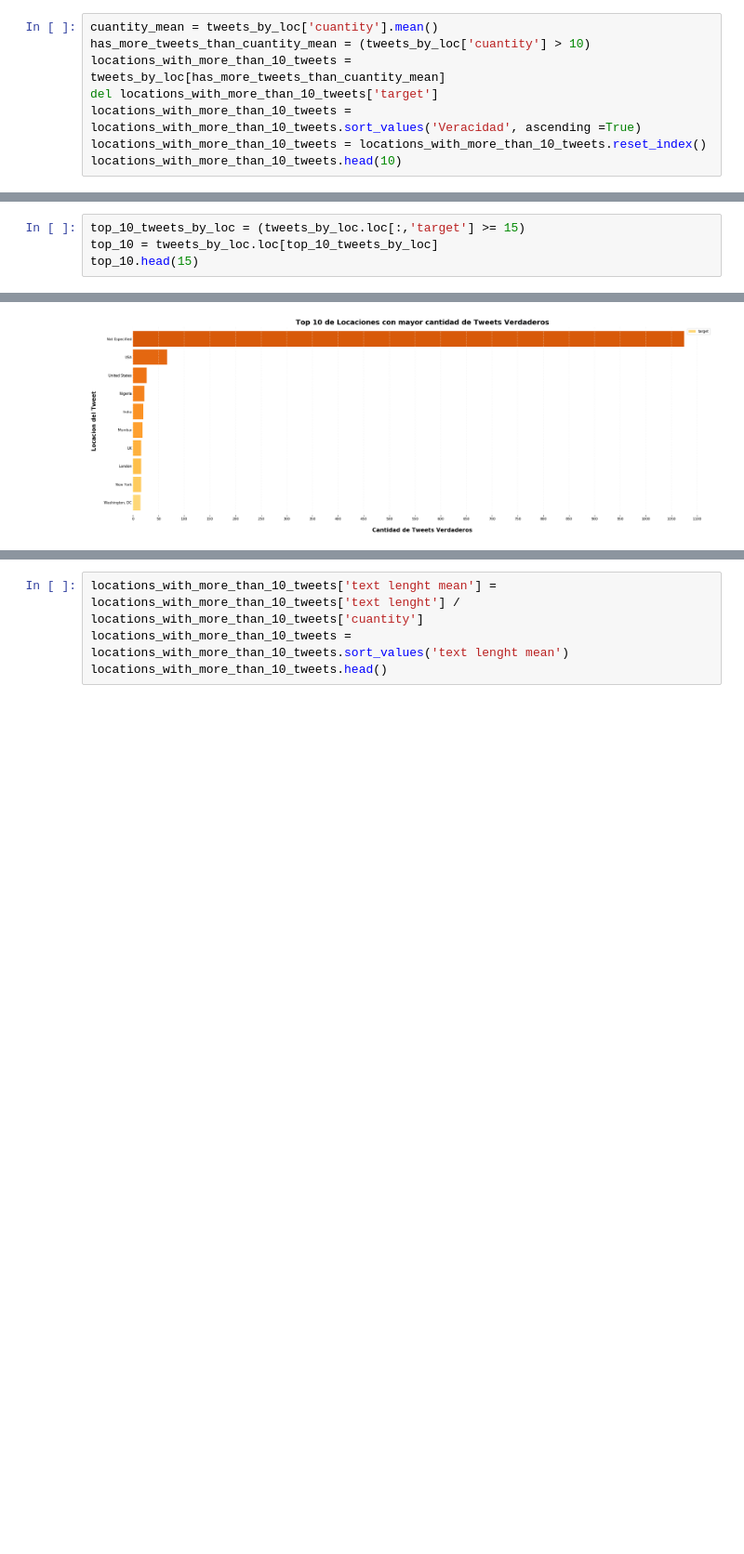
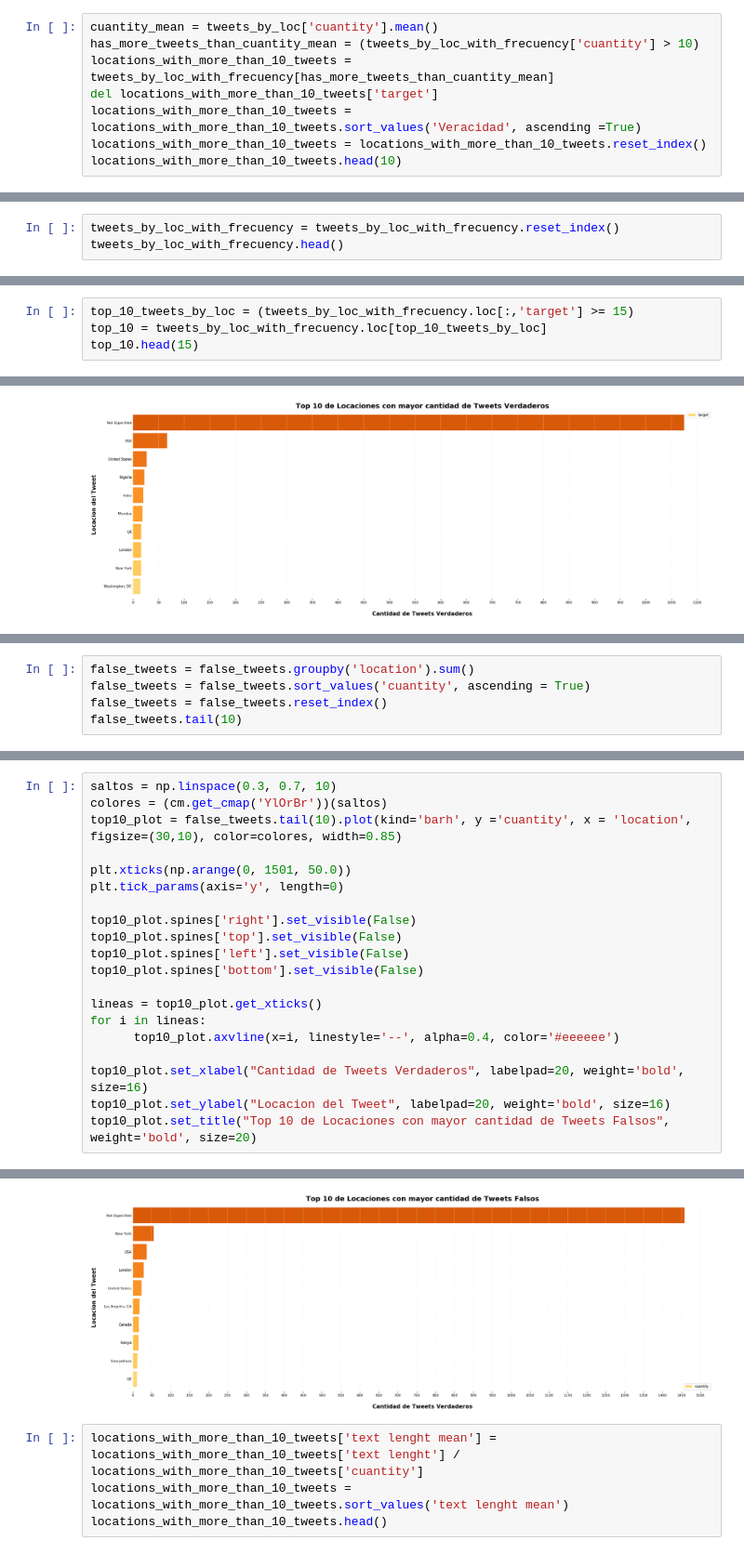
Before and after one commit to RiedelNicolas/TP1-Organizacion-de-Datos, a Jupyter notebook: Hugo.ipynb, the cells around one changed output, grey strips where cells are left out. Shown at 93% size. Cells and saved outputs as stored; diff of their text form; blank space fills up the shorter version.

```diff
--- a/Hugo.ipynb
+++ b/Hugo.ipynb
@@ -121,8 +142,8 @@ tweets_by_loc.head(10)
 | Washington, DC | 15 | 2430 | 21 | 0.714286 |
 # %%
 cuantity_mean = tweets_by_loc['cuantity'].mean()
-has_more_tweets_than_cuantity_mean = (tweets_by_loc['cuantity'] > 10)
-locations_with_more_than_10_tweets = tweets_by_loc[has_more_tweets_than_cuantity_mean]
+has_more_tweets_than_cuantity_mean = (tweets_by_loc_with_frecuency['cuantity'] > 10)
+locations_with_more_than_10_tweets = tweets_by_loc_with_frecuency[has_more_tweets_than_cuantity_mean]
 del locations_with_more_than_10_tweets['target']
 locations_with_more_than_10_tweets = locations_with_more_than_10_tweets.sort_values('Veracidad', ascending =True)
 locations_with_more_than_10_tweets = locations_with_more_than_10_tweets.reset_index()
@@ -151,0 +163,3 @@ tweets_by_loc.head()
+# %%
+tweets_by_loc_with_frecuency = tweets_by_loc_with_frecuency.reset_index()
+tweets_by_loc_with_frecuency.head()
@@ -190,8 +211,8 @@ tweets_by_loc.head(10)
 | 8 | UK | 16 | 3133 | 27 | 0.592593 |
 | 9 | Washington, DC | 15 | 2430 | 21 | 0.714286 |
 # %%
-top_10_tweets_by_loc = (tweets_by_loc.loc[:,'target'] >= 15)
-top_10 = tweets_by_loc.loc[top_10_tweets_by_loc]
+top_10_tweets_by_loc = (tweets_by_loc_with_frecuency.loc[:,'target'] >= 15)
+top_10 = tweets_by_loc_with_frecuency.loc[top_10_tweets_by_loc]
 top_10.head(15)
 # %% [output]
 |  | location | target | text lenght | cuantity | Veracidad |
@@ -231,0 +273,5 @@ Text(0.5, 1.0, 'Top 10 de Locaciones con mayor cantidad de Tweets Verdaderos')
+# %%
+false_tweets = false_tweets.groupby('location').sum()
+false_tweets = false_tweets.sort_values('cuantity', ascending = True)
+false_tweets = false_tweets.reset_index()
+false_tweets.tail(10)
@@ -231,0 +290,21 @@ Text(0.5, 1.0, 'Top 10 de Locaciones con mayor cantidad de Tweets Verdaderos')
+# %%
+saltos = np.linspace(0.3, 0.7, 10)
+colores = (cm.get_cmap('YlOrBr'))(saltos)
+top10_plot = false_tweets.tail(10).plot(kind='barh', y ='cuantity', x = 'location', figsize=(30,10), color=colores, width=0.85)
+
+plt.xticks(np.arange(0, 1501, 50.0))
+plt.tick_params(axis='y', length=0)
+
+top10_plot.spines['right'].set_visible(False)
+top10_plot.spines['top'].set_visible(False)
+top10_plot.spines['left'].set_visible(False)
+top10_plot.spines['bottom'].set_visible(False)
+
+lineas = top10_plot.get_xticks()
+for i in lineas:
+      top10_plot.axvline(x=i, linestyle='--', alpha=0.4, color='#eeeeee')
+
+top10_plot.set_xlabel("Cantidad de Tweets Verdaderos", labelpad=20, weight='bold', size=16)
+top10_plot.set_ylabel("Locacion del Tweet", labelpad=20, weight='bold', size=16)
+top10_plot.set_title("Top 10 de Locaciones con mayor cantidad de Tweets Falsos", weight='bold', size=20)
+# %% [output]
@@ -232,3 +312,4 @@ Text(0.5, 1.0, 'Top 10 de Locaciones con mayor cantidad de Tweets Verdaderos')
+[figure, added]
 # %%
 locations_with_more_than_10_tweets['text lenght mean'] = locations_with_more_than_10_tweets['text lenght'] / locations_with_more_than_10_tweets['cuantity']
 locations_with_more_than_10_tweets = locations_with_more_than_10_tweets.sort_values('text lenght mean')
```
Also changed, not shown: parts of 19 cells of this notebook.
